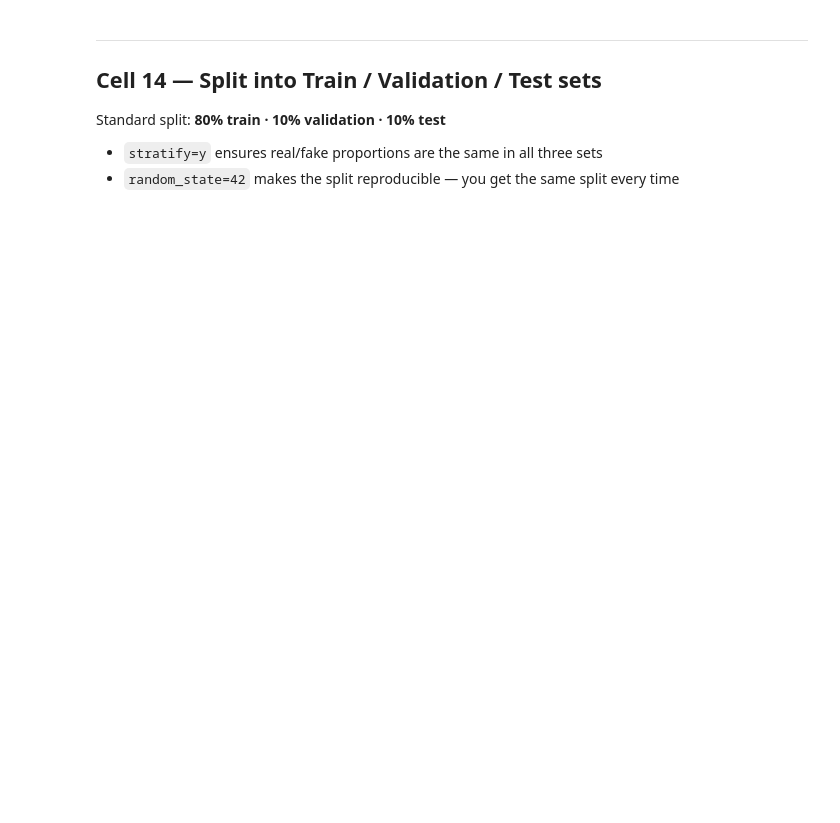
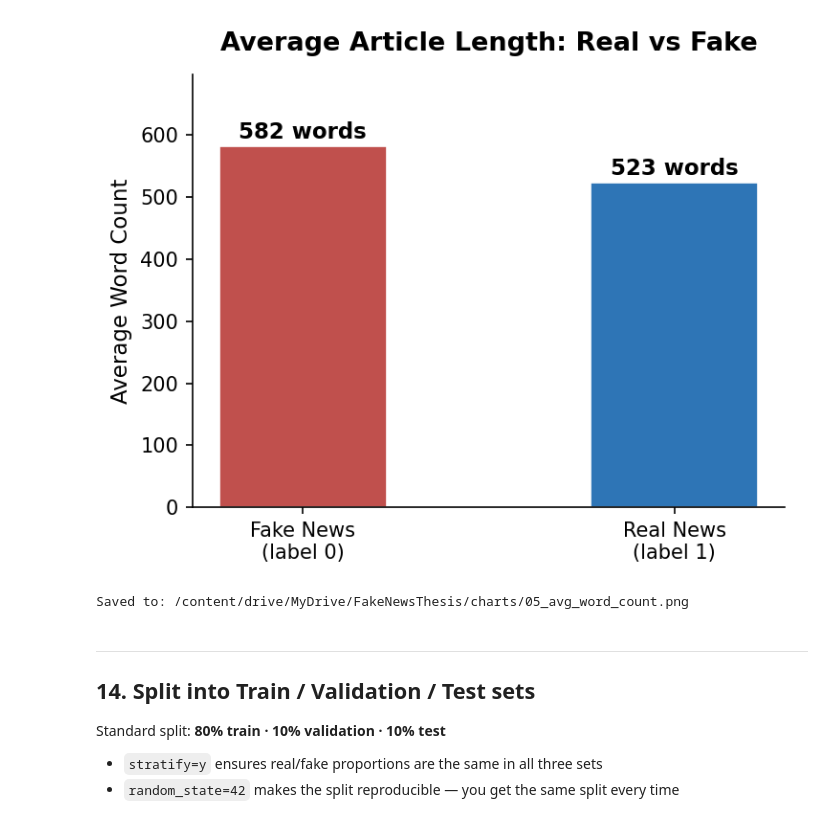
Before and after one commit to mikesayanka/fake-news-detection-thesis, a Jupyter notebook: phase2-data-prep/Phase2_DataPrep_GC3183502.ipynb, the cells around one changed output. Cells and saved outputs as stored; diff of their text form; code cells hidden in the pictures; blank space fills up the shorter version.

```diff
--- a/phase2-data-prep/Phase2_DataPrep_GC3183502.ipynb
+++ b/phase2-data-prep/Phase2_DataPrep_GC3183502.ipynb
@@ -343,35 +467,38 @@ Simple comparison bar chart showing whether fake or real articles tend to be lon
 # %%
 avg_wc = df.groupby('label')['word_count'].mean().round(1)
 
 fig, ax = plt.subplots(figsize=(5, 4))
 
 bars = ax.bar(
-    ['Real News\n(label 0)', 'Fake News\n(label 1)'],
+    ['Fake News\n(label 0)', 'Real News\n(label 1)'],
     [avg_wc[0], avg_wc[1]],
-    color=[REAL_COLOR, FAKE_COLOR],
+    color=[FAKE_COLOR, REAL_COLOR],
     width=0.45, edgecolor='white', linewidth=0.8
 )
 
 for bar, val in zip(bars, [avg_wc[0], avg_wc[1]]):
     ax.text(
         bar.get_x() + bar.get_width() / 2,
         bar.get_height() + 5,
         f'{val:.0f} words',
         ha='center', va='bottom', fontsize=11, fontweight='bold'
     )
 
 ax.set_title('Average Article Length: Real vs Fake', fontweight='bold', pad=12)
 ax.set_ylabel('Average Word Count')
 ax.set_ylim(0, max(avg_wc[0], avg_wc[1]) * 1.2)
 
 plt.tight_layout()
 chart5_path = f'{CHARTS_DIR}/05_avg_word_count.png'
 plt.savefig(chart5_path, bbox_inches='tight')
 plt.show()
 print(f'Saved to: {chart5_path}')
+# %% [output]
+[figure, added]
+Saved to: /content/drive/MyDrive/FakeNewsThesis/charts/05_avg_word_count.png
 # %% [markdown]
 ---
-## Cell 14 — Split into Train / Validation / Test sets
+## 14.  Split into Train / Validation / Test sets
 Standard split: **80% train · 10% validation · 10% test**
 
 - `stratify=y` ensures real/fake proportions are the same in all three sets
```
Also changed, not shown: parts of 38 cells of this notebook.
